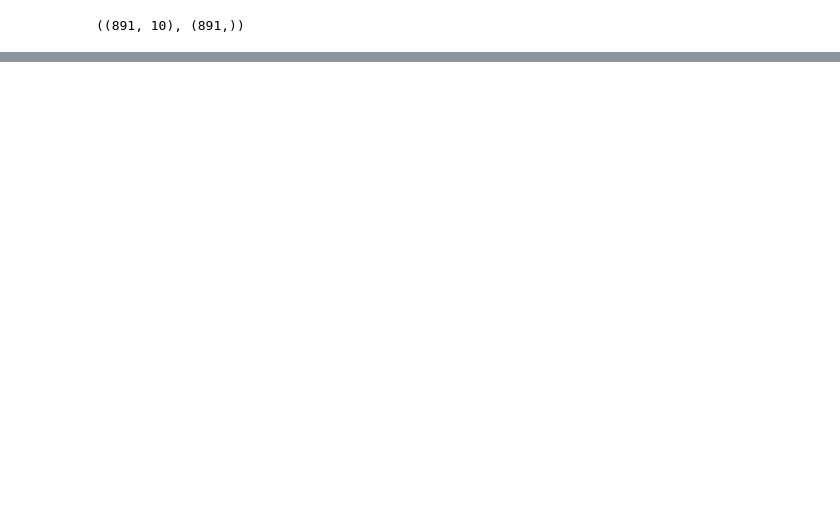
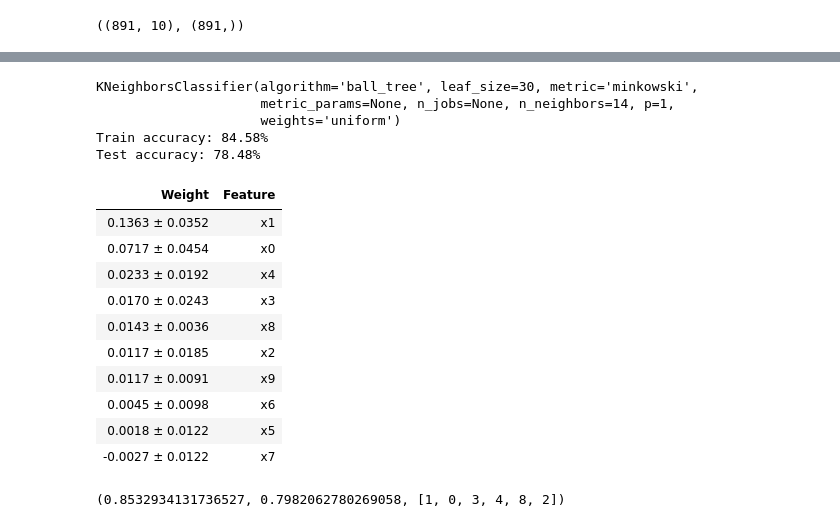
Before and after one commit to mzignis/titanic, a Jupyter notebook: models.ipynb, the cells around one changed output, grey strips where cells are left out. Saved outputs shown, nothing was run; the diff lists cells and outputs as text; code cells hidden in the pictures; blank space fills up the shorter version.

```diff
--- a/models.ipynb
+++ b/models.ipynb
@@ -77,0 +79,3 @@ log_reg = LogisticRegression()
+# %%
+x_train, x_test, y_train, y_test = train_test_split(x, y)
+x_train.shape, y_train.shape, x_test.shape, y_test.shape
@@ -78,16 +94,11 @@ log_reg = LogisticRegression()
 # %%
-def score_model(model, x_train, y_train, x_test, y_test):
+def score_model(model, x_train, y_train, x_test, y_test, verbose=True):
     model.fit(x_train, y_train)
     y_train_pred = model.predict(x_train)
     y_test_pred = model.predict(x_test)
 
-    print('======== TRAIN DATA ========')
-    print(f'Accuracy: {accuracy_score(y_train, y_train_pred)*100:.2f}%')
-    print(f'F1:       {f1_score(y_train, y_train_pred)*100:.2f}%')
-    print(confusion_matrix(y_train, y_train_pred))
-    print('\n\n')
+    if verbose:
+        print(f'Train accuracy: {accuracy_score(y_train, y_train_pred)*100:.2f}%')
+        print(f'Test accuracy: {accuracy_score(y_test, y_test_pred)*100:.2f}%')
 
-    print('======== TEST DATA ========')
-    print(f'Accuracy: {accuracy_score(y_test, y_test_pred) * 100:.2f}%')
-    print(f'F1:       {f1_score(y_test, y_test_pred) * 100:.2f}%')
-    print(confusion_matrix(y_test, y_test_pred))
+    return accuracy_score(y_train, y_train_pred), accuracy_score(y_test, y_test_pred)
@@ -125,0 +154,49 @@ F1:       80.13%
+# %%
+knn = KNeighborsClassifier()
+parameters = [{'n_neighbors': range(1, 21), 'weights': ['uniform', 'distance'], 'p': [1, 2],
+               'algorithm': ['ball_tree', 'kd_tree', 'brute']}]
+clf = GridSearchCV(knn, parameters, cv=5)
+clf.fit(x_train, y_train)
+model = clf.best_estimator_
+print(model)
+score_model(model, x_train, y_train, x_test, y_test)
+
+perm = PermutationImportance(model).fit(x_test, y_test)
+eli5.show_weights(perm)
+# %% [output]
+KNeighborsClassifier(algorithm='ball_tree', leaf_size=30, metric='minkowski',
+                     metric_params=None, n_jobs=None, n_neighbors=14, p=1,
+                     weights='uniform')
+Train accuracy: 84.58%
+Test accuracy: 78.48%
+| Weight | Feature |
+| 0.1363 ± 0.0352 | x1 |
+| 0.0717 ± 0.0454 | x0 |
+| 0.0233 ± 0.0192 | x4 |
+| 0.0170 ± 0.0243 | x3 |
+| 0.0143 ± 0.0036 | x8 |
+| 0.0117 ± 0.0185 | x2 |
+| 0.0117 ± 0.0091 | x9 |
+| 0.0045 ± 0.0098 | x6 |
+| 0.0018 ± 0.0122 | x5 |
+| -0.0027 ± 0.0122 | x7 |
+# %%
+best_match = None
+features = [1, 0, 3, 4, 8, 2, 9, 6, 5]
+
+for idx, _ in enumerate(features):
+    new_x_train = x_train[:, features[:idx+1]]
+    new_x_test = x_test[:, features[:idx+1]]
+
+    train_score, test_score = score_model(model, new_x_train, y_train, new_x_test, y_test, verbose=False)
+
+    if not best_match:
+        best_match = train_score, test_score, features[:idx+1]
+        continue
+
+    if train_score >= best_match[0] and test_score >= best_match[1]:
+        best_match = train_score, test_score, features[:idx+1]
+
+best_match
+# %% [output]
+(0.8532934131736527, 0.7982062780269058, [1, 0, 3, 4, 8, 2])
```
Also changed, not shown: parts of 23 cells of this notebook.
